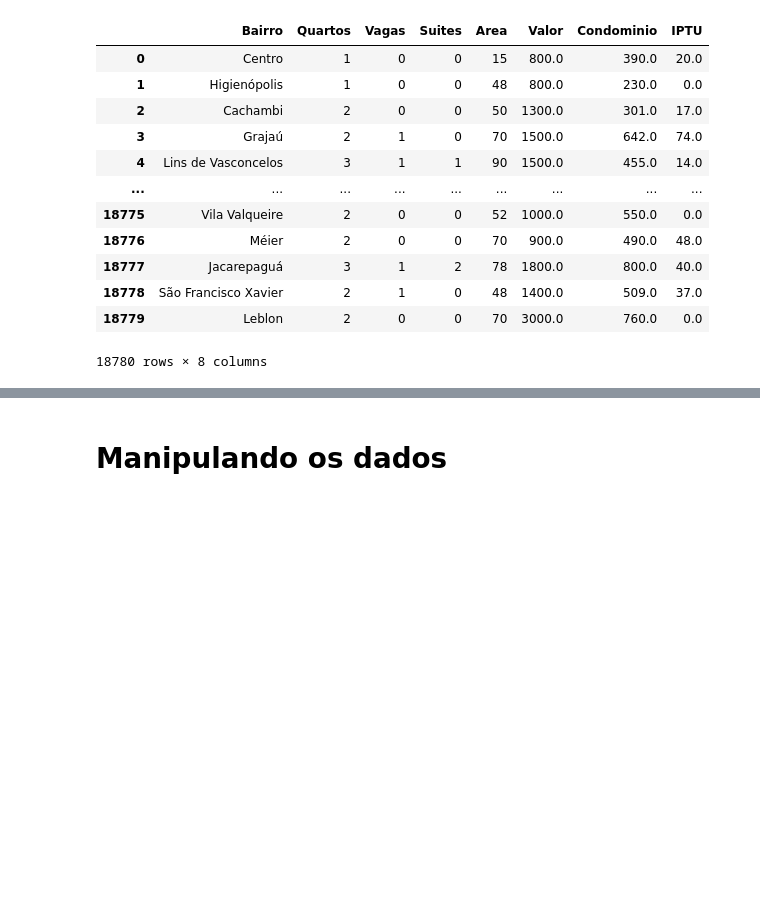
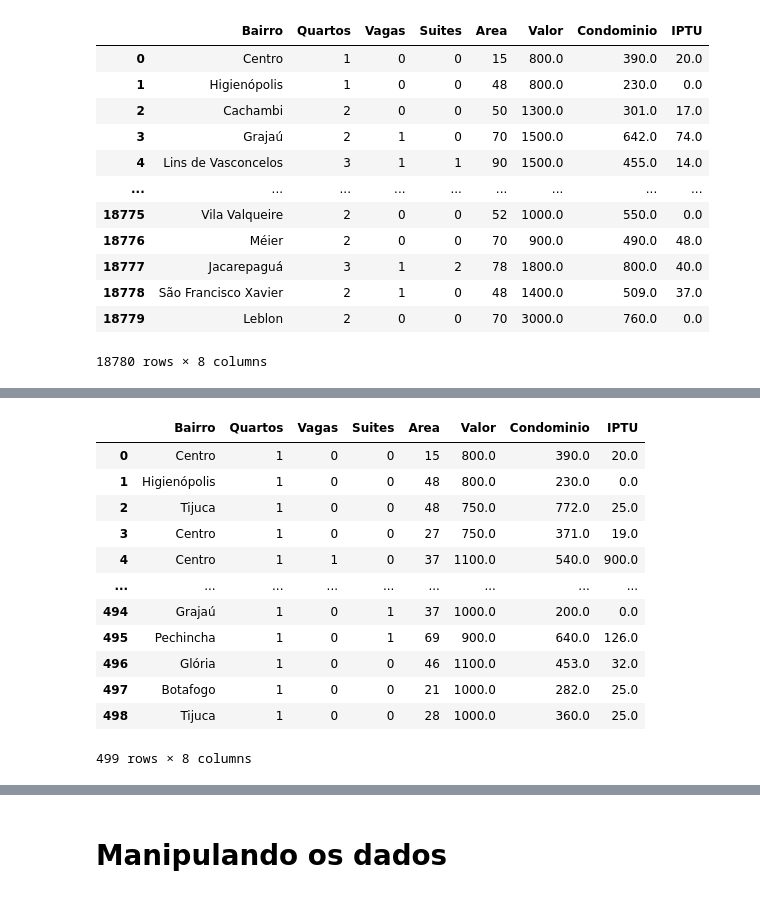
Before and after one commit to tecStudent/alura-pandas, a Jupyter notebook: 1_conhecendo_biblioteca/notebook_inicial.ipynb, the cells around one changed output, grey strips where cells are left out. Saved outputs shown, nothing was run; the diff lists cells and outputs as text; code cells hidden in the pictures; blank space fills up the shorter version.

```diff
--- a/1_conhecendo_biblioteca/notebook_inicial.ipynb
+++ b/1_conhecendo_biblioteca/notebook_inicial.ipynb
@@ -691,0 +700,16 @@ pd.read_csv('dados_apartamentos.csv',sep=';')
+# %%
+pd.read_csv('filtro1.csv',sep=';')
+# %% [output]
+|  | Bairro | Quartos | Vagas | Suites | Area | Valor | Condominio | IPTU |
+| 0 | Centro | 1 | 0 | 0 | 15 | 800.0 | 390.0 | 20.0 |
+| 1 | Higienópolis | 1 | 0 | 0 | 48 | 800.0 | 230.0 | 0.0 |
+| 2 | Tijuca | 1 | 0 | 0 | 48 | 750.0 | 772.0 | 25.0 |
+| 3 | Centro | 1 | 0 | 0 | 27 | 750.0 | 371.0 | 19.0 |
+| 4 | Centro | 1 | 1 | 0 | 37 | 1100.0 | 540.0 | 900.0 |
+| ... | ... | ... | ... | ... | ... | ... | ... | ... |
+| 494 | Grajaú | 1 | 0 | 1 | 37 | 1000.0 | 200.0 | 0.0 |
+| 495 | Pechincha | 1 | 0 | 1 | 69 | 900.0 | 640.0 | 126.0 |
+| 496 | Glória | 1 | 0 | 0 | 46 | 1100.0 | 453.0 | 32.0 |
+| 497 | Botafogo | 1 | 0 | 0 | 21 | 1000.0 | 282.0 | 25.0 |
+| 498 | Tijuca | 1 | 0 | 0 | 28 | 1000.0 | 360.0 | 25.0 |
+499 rows × 8 columns
```
Also changed, not shown: parts of 4 cells of this notebook, 2 other files.
